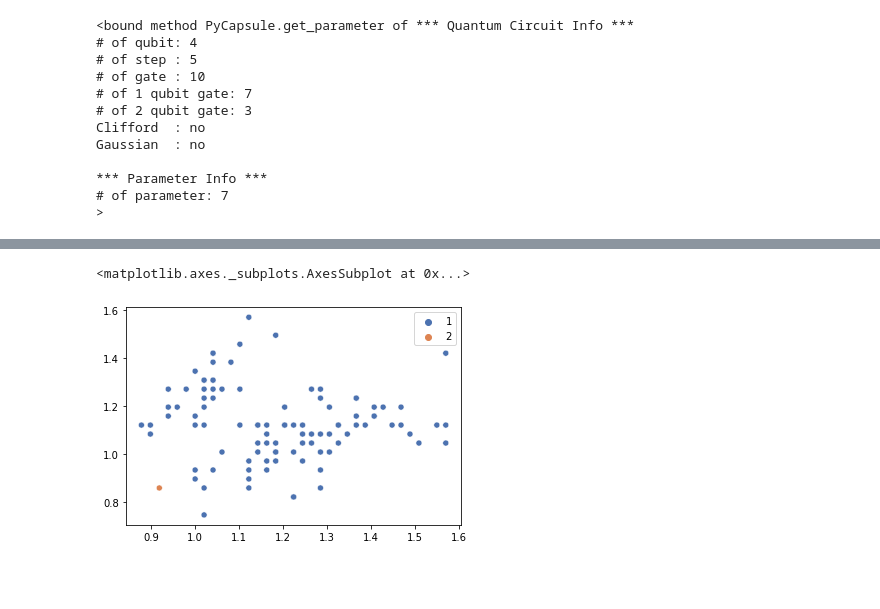
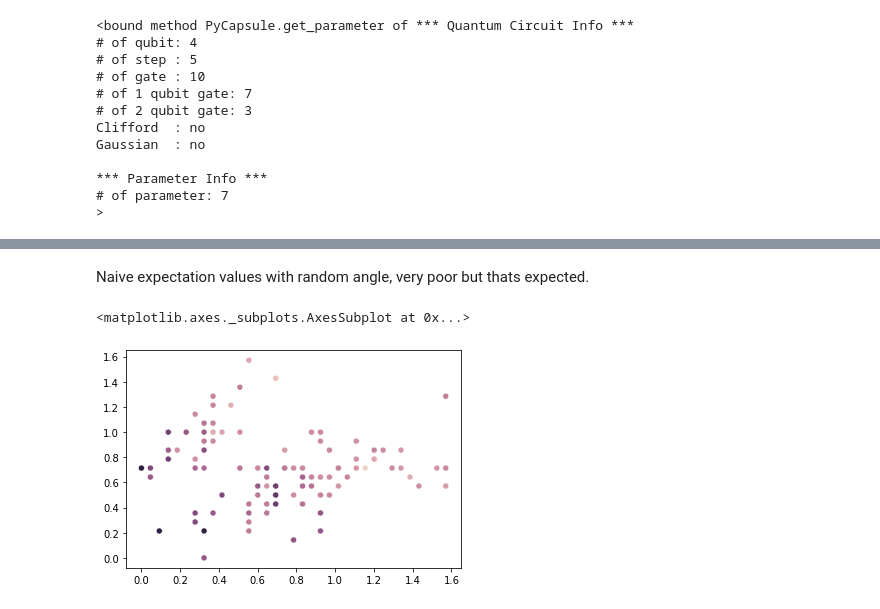
Before and after one commit to GeorgeWilliam1999/XAI-Project, a Jupyter notebook: Quantum_XAI.ipynb, the cells around one changed output, grey strips where cells are left out. Drawn from its saved outputs; the diff is of its cells as text; code cells hidden in the pictures; blank space fills up the shorter version.

```diff
--- a/Quantum_XAI.ipynb
+++ b/Quantum_XAI.ipynb
@@ -79,12 +80,23 @@ Test train split
 def half_pi_norm(data):
   #Normalise data
   dim = data.shape[1]
+  min_values = np.zeros(dim)
+  for i in range(dim):
+    min_values[i] = np.amin(data[:,i])
+    data[:,i] = data[:,i] - min_values[i]
+  print(min_values)
+
+
   largest_values = np.zeros(dim)
   for i in range(dim):
     largest_values[i] = np.amax(data[:,i])
+  print(largest_values)
+
   #Normalise classical data
   normalised_data = np.zeros((data.shape[0],dim))
+
   for i in range(dim):
+
     normalised_data[:,i] = data[:,i]*(np.pi/(2*largest_values[i]))
 
   return normalised_data
@@ -211,6 +231,6 @@ array([ 0.1889197 +0.15385961j,  0.18540123+0.15099411j,
 # %%
 from qulacs import PauliOperator
-p_s = 'Z 2'
+p_s = 'Z 1'
 z = PauliOperator(p_s,1)
 # %%
 pred = z.get_expectation_value(state_2)
@@ -217,19 +241,23 @@ pred = z.get_expectation_value(state_2)
 # %%
 def pred(x, U, theta):
-  global circuit
+  #define PQC
+  circuit =  U()
   for i in range(circuit.get_parameter_count()):
     circuit.set_parameter(i,theta[i])
+
+  #Define and embed data point, x is an element of the normalised data set
   point = x
   state = pointwise_qubit_embedding(point)
-  U().update_quantum_state(state)
+  circuit.update_quantum_state(state)
   obs = Observable(4)
-  obs.add_operator(1.,'Z 2')
-  pred = obs.get_expectation_value(state)
-  if pred >= 0.33:
+  obs.add_operator(1.,'Z 1')
+  exp = obs.get_expectation_value(state)
+
+  '''if exp >= 0.33:
     pred = 2
-  elif pred < 0.33 and pred > -0.33:
+  elif exp < 0.33 and exp > -0.33:
     pred = 1
   else:
-    pred = 0
+    pred = 0'''
 
-  return  pred
+  return exp + 1
@@ -236,4 +276,5 @@ def pred(x, U, theta):
 # %%
 predictions = []
 for i in range(len(normed_train_data)):
-  predictions.append(pred(normed_train_data[i],U,theta))
+  predictions.append(pred(normed_train_data[i],U,np.random.rand(7)))
+predictions
@@ -245,5 +293,7 @@ sns.scatterplot(data=normed_train_data, x=normed_train_data[:,0], y=normed_train
+# %% [markdown]
+Naive expectation values with random angle, very poor but thats expected.
 # %%
-sns.scatterplot(data=normed_train_data, x=normed_train_data[:,0], y=normed_train_data[:,1], hue=predictions, palette="deep")
+sns.scatterplot(data=normed_train_data, x=normed_train_data[:,0], y=normed_train_data[:,1], hue=predictions, legend = False)
 # %% [output]
 <matplotlib.axes._subplots.AxesSubplot at 0x...>
-[figure, old version]
+[figure, new version]
```
Also changed, not shown: parts of 98 cells of this notebook.
